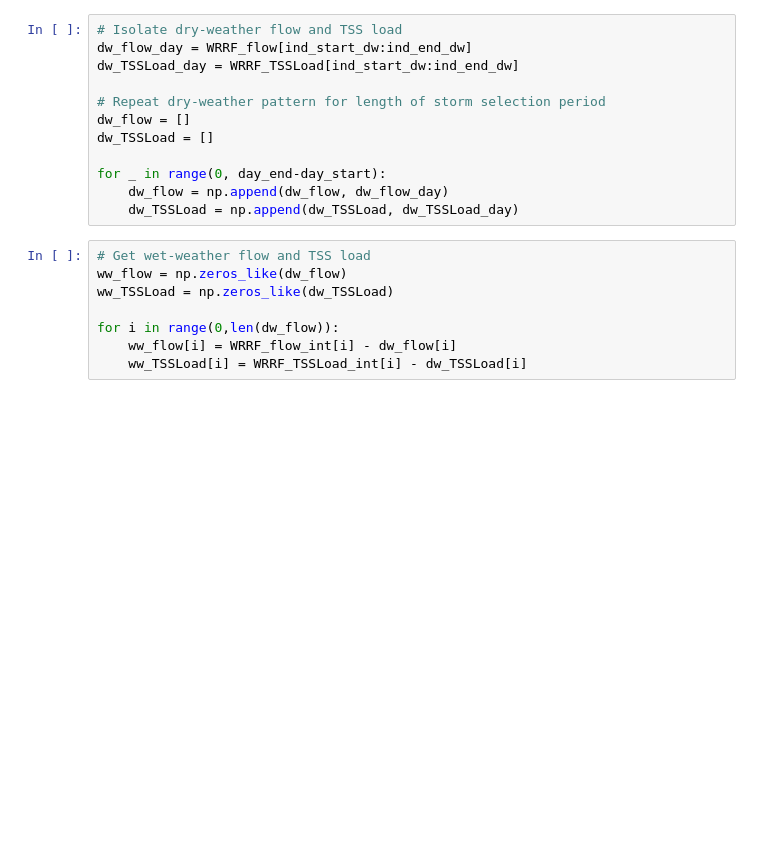
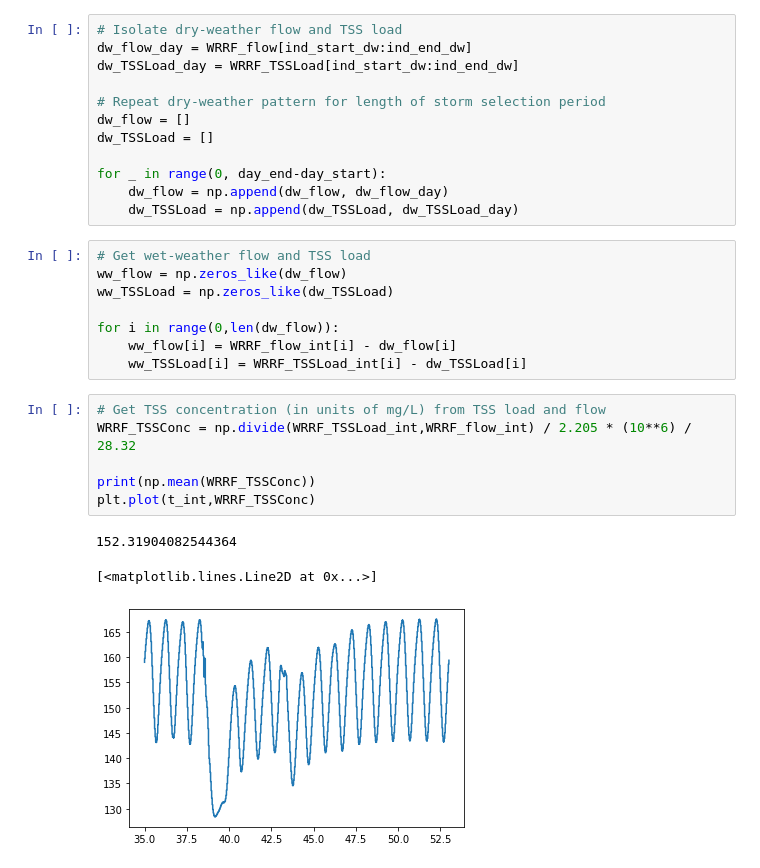
Before and after one commit to stroutm/sewerWRRF, a Jupyter notebook: stormSelection.ipynb, the cells around one changed output. Drawn from its saved outputs; the diff is of its cells as text; blank space fills up the shorter version.

```diff
--- a/stormSelection.ipynb
+++ b/stormSelection.ipynb
@@ -79,6 +79,16 @@ ww_TSSLoad = np.zeros_like(dw_TSSLoad)
 for i in range(0,len(dw_flow)):
     ww_flow[i] = WRRF_flow_int[i] - dw_flow[i]
     ww_TSSLoad[i] = WRRF_TSSLoad_int[i] - dw_TSSLoad[i]
+# %%
+# Get TSS concentration (in units of mg/L) from TSS load and flow
+WRRF_TSSConc = np.divide(WRRF_TSSLoad_int,WRRF_flow_int) / 2.205 * (10**6) / 28.32
+
+print(np.mean(WRRF_TSSConc))
+plt.plot(t_int,WRRF_TSSConc)
+# %% [output]
+152.31904082544364
+[<matplotlib.lines.Line2D at 0x...>]
+[figure, added]
 # %%
 # Plot to double check for flow
 plt.plot(t_int,ww_flow)
```
Also changed, not shown: parts of 6 cells of this notebook, 1 other file.
